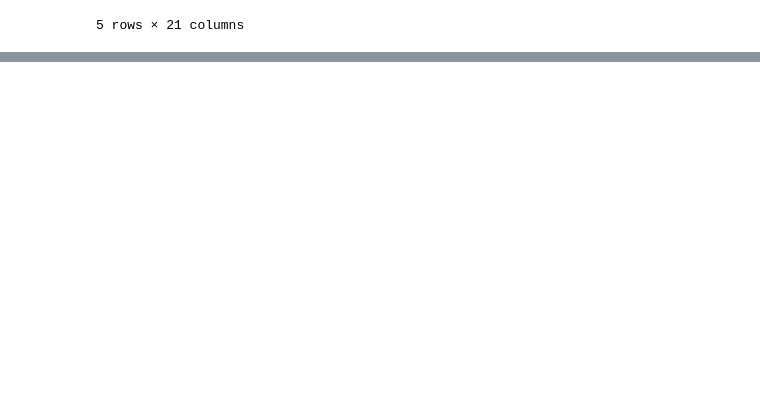
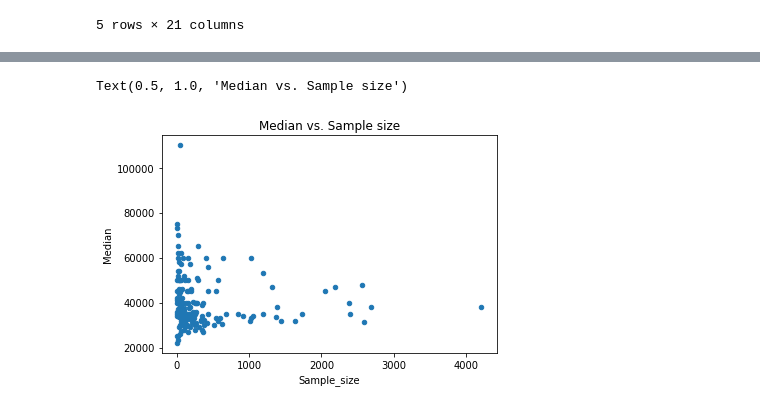
Before and after one commit to mingyyy/dataquest_projects, a Jupyter notebook: DQ_visualization_recent_grads.ipynb, the cells around one changed output, grey strips where cells are left out. Saved outputs shown, nothing was run; the diff lists cells and outputs as text; code cells hidden in the pictures; blank space fills up the shorter version.

```diff
--- a/DQ_visualization_recent_grads.ipynb
+++ b/DQ_visualization_recent_grads.ipynb
@@ -59,3 +59,11 @@ recent_grads.describe()
 | max | 173.000000 | 6403.000000 | 393735.000000 | 173809.000000 | 307087.000000 | 0.968954 | 4212.000000 | 307933.00000 | 251540.000000 | ... |
 # %%
 cleaned_data_count = 172
+# %%
+# Explore the relation between the number of students and median salary
+
+ax1=recent_grads.plot(x='Sample_size',y='Median', kind='scatter')
+ax1.set_title('Median vs. Sample size')
+# %% [output]
+Text(0.5, 1.0, 'Median vs. Sample size')
+[figure, added]
```
Also changed, not shown: parts of 28 cells of this notebook.
